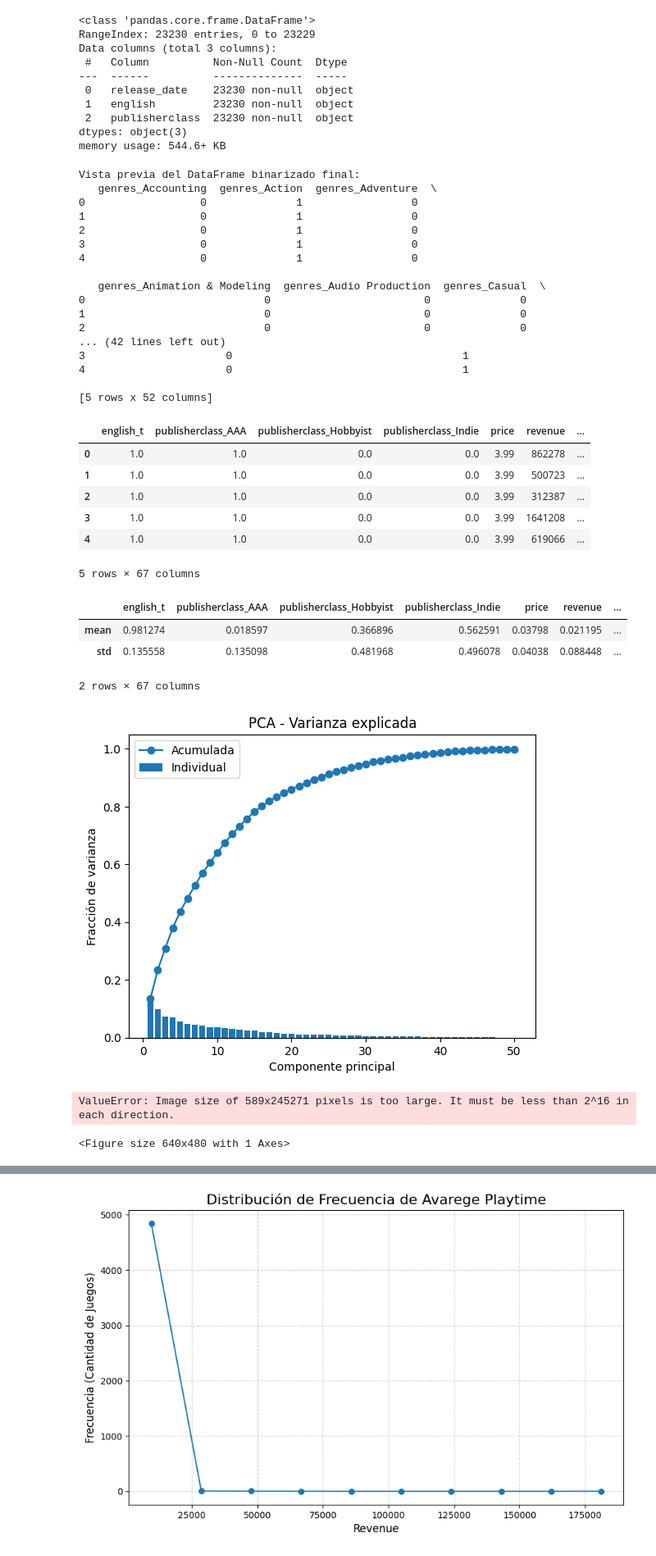
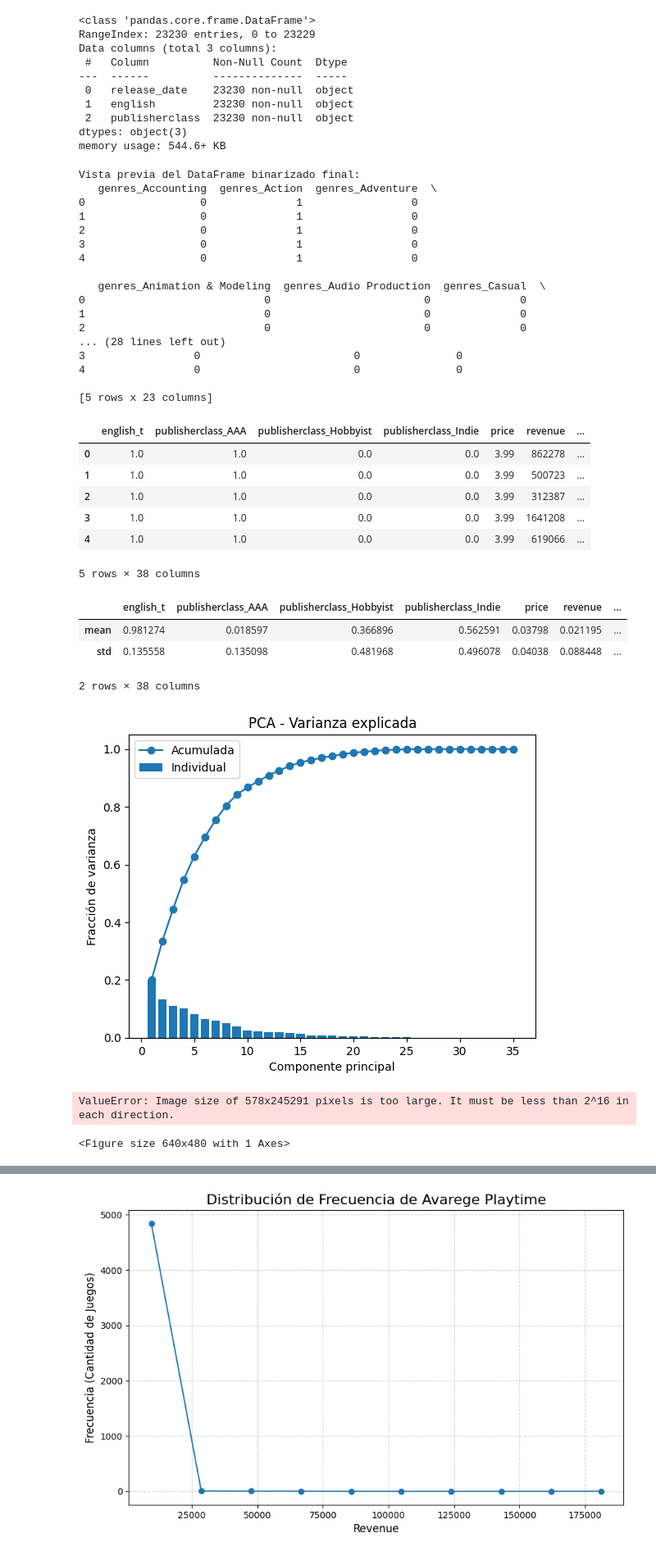
Before and after one commit to Checho-ramirijaz2014/proyecto_min, a Jupyter notebook: data_handler.ipynb, the cells around one changed output, grey strips where cells are left out. Shown at 82% size. Cells and saved outputs as stored; diff of their text form; code cells hidden in the pictures.

```diff
--- a/data_handler.ipynb
+++ b/data_handler.ipynb
@@ -100,8 +100,8 @@ plt.show()
 [figure]
 # %%
 columnas_cuantitativas = ["price", "revenue", "required_age", "achievements", "positive_ratings", "negative_ratings", "average_playtime", "median_playtime", "price", "firstreleasedate", "reviewscore"]
-columnas_lista = ["genres", "categories"]
-columns_to_drop_cualitativo = ["nombre", "owners", "appid", "developer", "publisher", "steamspy_tags", "earlyaccess", "platforms"]
+columnas_lista = ["genres"]
+columns_to_drop_cualitativo = ["nombre", "owners", "appid", "developer", "publisher", "steamspy_tags", "earlyaccess", "platforms", "categories"]
 
 df_cuantitativo = X[columnas_cuantitativas].copy()
 df_lista = X[columnas_lista].copy()
@@ -149,11 +149,11 @@ Vista previa del DataFrame binarizado final:
 0                            0                        0              0
 1                            0                        0              0
 2                            0                        0              0
-... (42 lines left out)
-3                      0                                    1
-4                      0                                    1
+... (28 lines left out)
+3                 0                        0               0
+4                 0                        0               0
 
-[5 rows x 52 columns]
+[5 rows x 23 columns]
 # %%
 encoder = OneHotEncoder(
     min_frequency=100, # Agrupa categorías que aparecen menos de 100 veces
@@ -176,7 +176,7 @@ df_encoded.head()
 | 2 | 1.0 | 1.0 | 0.0 | 0.0 | 3.99 | 312387 | ... |
 | 3 | 1.0 | 1.0 | 0.0 | 0.0 | 3.99 | 1641208 | ... |
 | 4 | 1.0 | 1.0 | 0.0 | 0.0 | 3.99 | 619066 | ... |
-5 rows × 67 columns
+5 rows × 38 columns
 # %%
 scaler = MinMaxScaler()
 #Falta OneHotEncoder y lo que hice arriba con el multilabel (mañana lo termino antes de la reu)
@@ -189,40 +189,40 @@ display(X_scaled.describe().loc[["mean", "std"]])
 |  | english_t | publisherclass_AAA | publisherclass_Hobbyist | publisherclass_Indie | price | revenue | ... |
 | mean | 0.981274 | 0.018597 | 0.366896 | 0.562591 | 0.03798 | 0.021195 | ... |
 | std | 0.135558 | 0.135098 | 0.481968 | 0.496078 | 0.04038 | 0.088448 | ... |
-2 rows × 67 columns
+2 rows × 38 columns
 # %%
-pca = PCA(n_components=50)
+pca = PCA(n_components=35)
 pca.fit(X_scaled)
 
 exp_var = pca.explained_variance_ratio_
 cum_exp = np.cumsum(exp_var)
 k = len(exp_var)
 
 # Varianza explicada
 fig, ax = plt.subplots()
 ax.bar(range(1, k+1), exp_var, label="Individual")
 ax.plot(range(1, k+1), cum_exp, marker="o", label="Acumulada")
 ax.set_xlabel("Componente principal")
 ax.set_ylabel("Fracción de varianza")
 ax.set_title("PCA - Varianza explicada")
 ax.legend()
 plt.show()
 
 # Proyección 2D
 Z = pca.transform(X_scaled)
 pc1, pc2 = Z[:,0], Z[:,1]
 
 fig, ax = plt.subplots()
 for c in np.unique(y):
     sel = y.values == c
     ax.scatter(pc1[sel], pc2[sel], s=35, alpha=0.8, label=f"Clase {c}")
 ax.set_xlabel("PC1")
 ax.set_ylabel("PC2")
 ax.set_title("PCA - Proyección 2D (PC1 vs PC2)")
 ax.legend()
 plt.show()
 # %% [output]
-[figure, old version]
+[figure, new version]
-ValueError: Image size of 589x245271 pixels is too large. It must be less than 2^16 in each direction.
+ValueError: Image size of 578x245291 pixels is too large. It must be less than 2^16 in each direction.
 <Figure size 640x480 with 1 Axes>
 # %%
```
Also changed, not shown: parts of 13 cells of this notebook.
